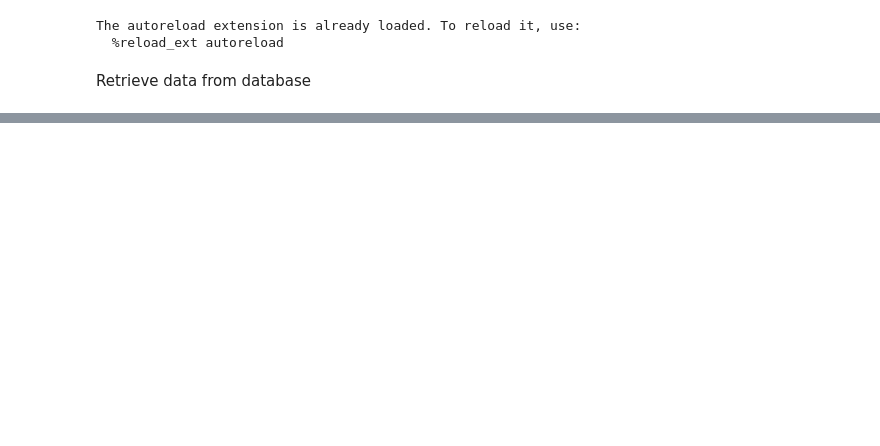
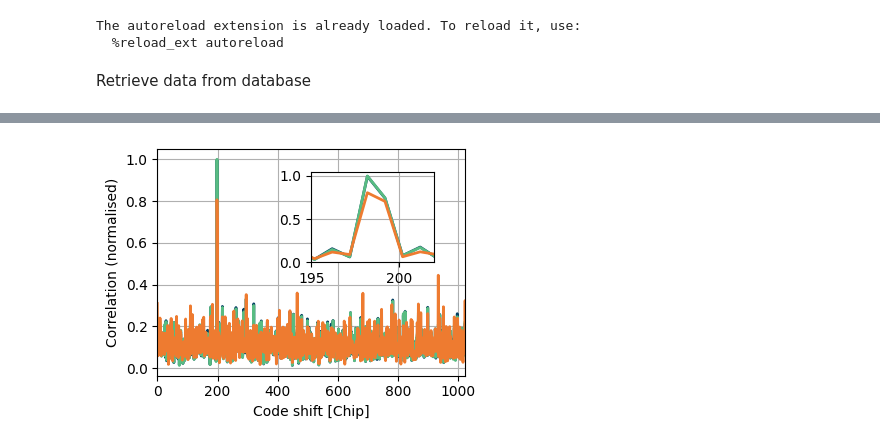
Before and after one commit to aproposorg/sydr, a Jupyter notebook: jupyter/comparison_results.ipynb, the cells around one changed output, grey strips where cells are left out. Saved outputs shown, nothing was run; the diff lists cells and outputs as text; code cells hidden in the pictures; blank space fills up the shorter version.

```diff
--- a/jupyter/comparison_results.ipynb
+++ b/jupyter/comparison_results.ipynb
@@ -66,0 +96,39 @@ plt.plot(codeBins, diff)
+# %%
+codeBins = np.linspace(0, GPS_L1CA_CODE_SIZE_BITS, np.size(receivers['Exact']['acquisition']["correlation_map"], axis=1))
+
+fig, ax = plt.subplots(figsize=(4,3))
+x1, x2, y1, y2 = 195, 202, 0.0, 1.05  # subregion of the original image
+axins = ax.inset_axes(
+    [0.5, 0.5, 0.4, 0.4],
+    xlim=(x1, x2), ylim=(y1, y2))
+
+for name, receiver in receivers.items():
+    ax.plot(
+        codeBins,
+        receiver['acquisition']["correlation_map"][receiver['acquisition']["frequency_idx"], :]/max_value,
+        label=name,
+        color=COLORS[name],
+        linewidth=2)
+
+    axins.plot(
+        codeBins,
+        receiver['acquisition']["correlation_map"][receiver['acquisition']["frequency_idx"], :]/max_value,
+        label=name,
+        color=COLORS[name],
+        linewidth=2)
+
+#plt.xlim((340, 360))
+
+axins.grid()
+#[axins.annotate(re.sub('mul\d+s_', '', txt), (df[kpi_x][i], df[kpi_y][i]+2e-3)) for i, txt in enumerate(df['NAME'])]
+#ax.indicate_inset_zoom(axins, edgecolor="black")
+
+plt.grid()
+plt.ylabel("Correlation (normalised)")
+plt.xlabel("Code shift [Chip]")
+plt.xlim((0, 1022))
+#plt.legend()
+plt.tight_layout()
+plt.savefig("axc_sydr_code_G02.png", dpi=300)
+# %% [output]
+[figure, added]
```
Also changed, not shown: parts of 14 cells of this notebook, 1 other file.
